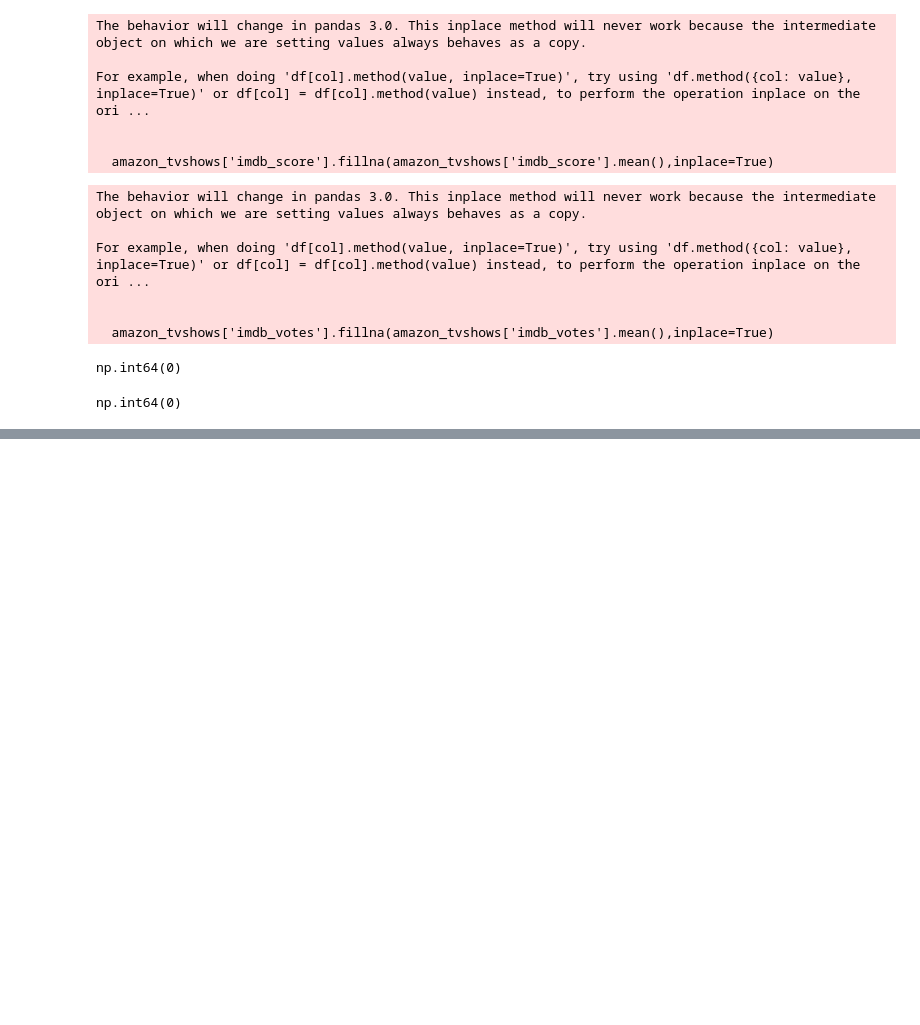
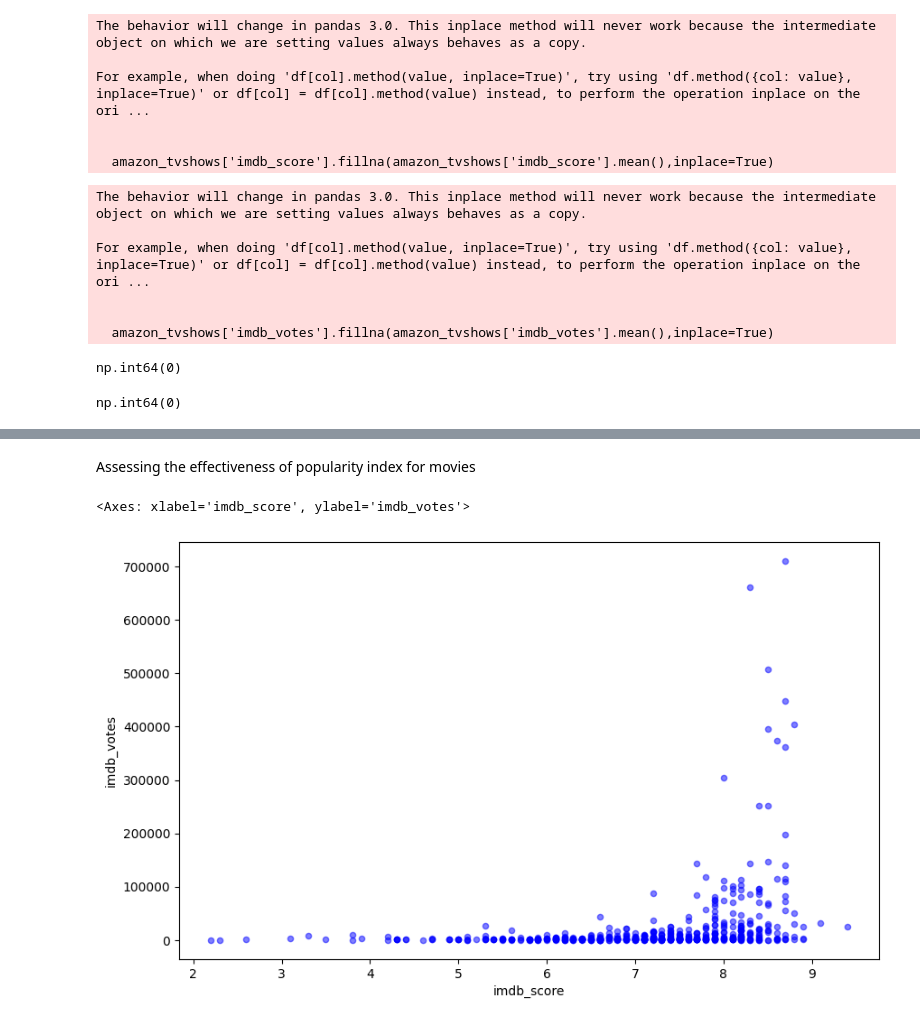
Before and after one commit to gmkumar1988/Data-Analytics-Projects, a Jupyter notebook: AmazonTVShows_Regression.ipynb, the cells around one changed output, grey strips where cells are left out. Cells and saved outputs as stored; diff of their text form; code cells hidden in the pictures; blank space fills up the shorter version.

Commit message:
AmazonTV Shows

```diff
--- a/AmazonTVShows_Regression.ipynb
+++ b/AmazonTVShows_Regression.ipynb
@@ -151,0 +188,2 @@ np.int64(0)
+# %%
+amazon_tvshows = amazon_tvshows.dropna()
@@ -151,0 +204,7 @@ np.int64(0)
+# %% [markdown]
+Assessing the effectiveness of popularity index for movies
+# %%
+amazon_tvshows.plot.scatter(x='imdb_score', y='imdb_votes', figsize=(10, 6), color='blue', alpha=0.5)
+# %% [output]
+<Axes: xlabel='imdb_score', ylabel='imdb_votes'>
+[figure, added]
```
Also changed, not shown: parts of 15 cells of this notebook.
